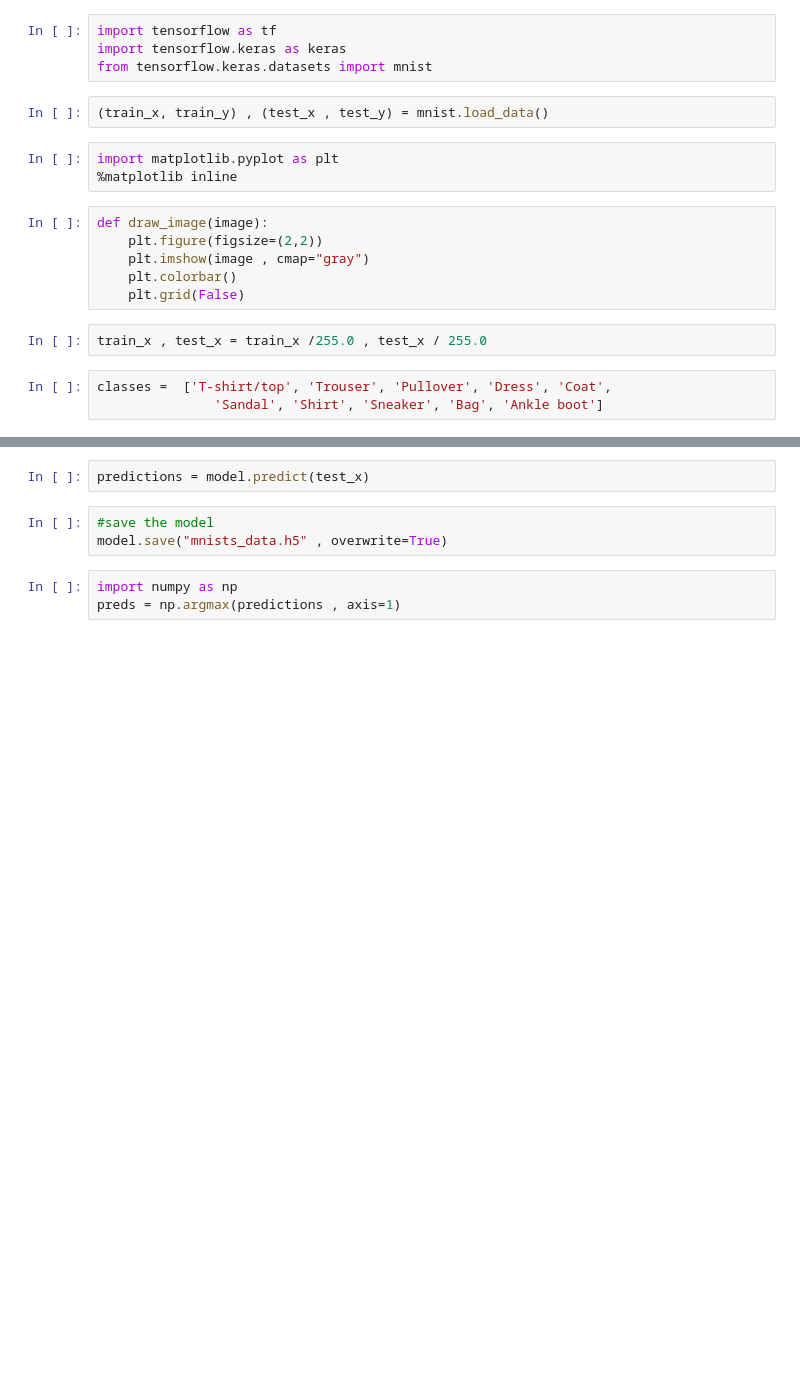
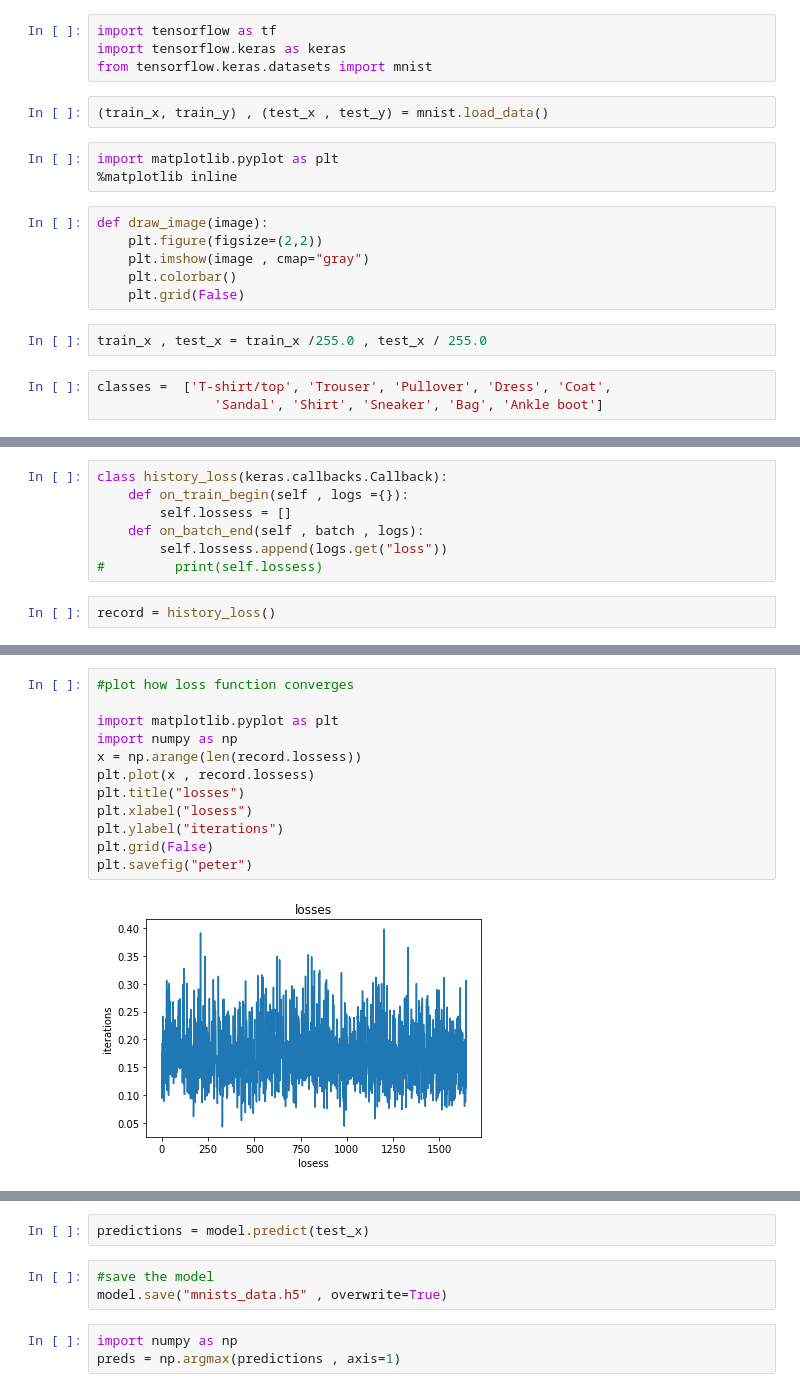
Before and after one commit to peterugah/working-with-keras, a Jupyter notebook: keras-one.ipynb, the cells around one changed output, grey strips where cells are left out. Drawn from its saved outputs; the diff is of its cells as text; blank space fills up the shorter version.

Commit message:
added graph showing the computation of the error functions

```diff
--- a/keras-one.ipynb
+++ b/keras-one.ipynb
@@ -31 +46,10 @@ model.compile(optimizer="sgd", loss=keras.losses.sparse_categorical_crossentropy
+# %%
+class history_loss(keras.callbacks.Callback):
+    def on_train_begin(self , logs ={}):
+        self.lossess = []
+    def on_batch_end(self , batch , logs):
+        self.lossess.append(logs.get("loss"))
+#         print(self.lossess)
+# %%
+record = history_loss()
 # %%
@@ -45,3 +69,17 @@ Epoch 5/5
 <tensorflow.python.keras.callbacks.History at 0x...>
+# %%
+#plot how loss function converges
+
+import matplotlib.pyplot as plt
+import numpy as np
+x = np.arange(len(record.lossess))
+plt.plot(x , record.lossess)
+plt.title("losses")
+plt.xlabel("losess")
+plt.ylabel("iterations")
+plt.grid(False)
+plt.savefig("peter")
+# %% [output]
+[figure, added]
 # %%
 loss , acc = model.evaluate(test_x , test_y ,use_multiprocessing=False )
```
Also changed, not shown: parts of 5 cells of this notebook.
